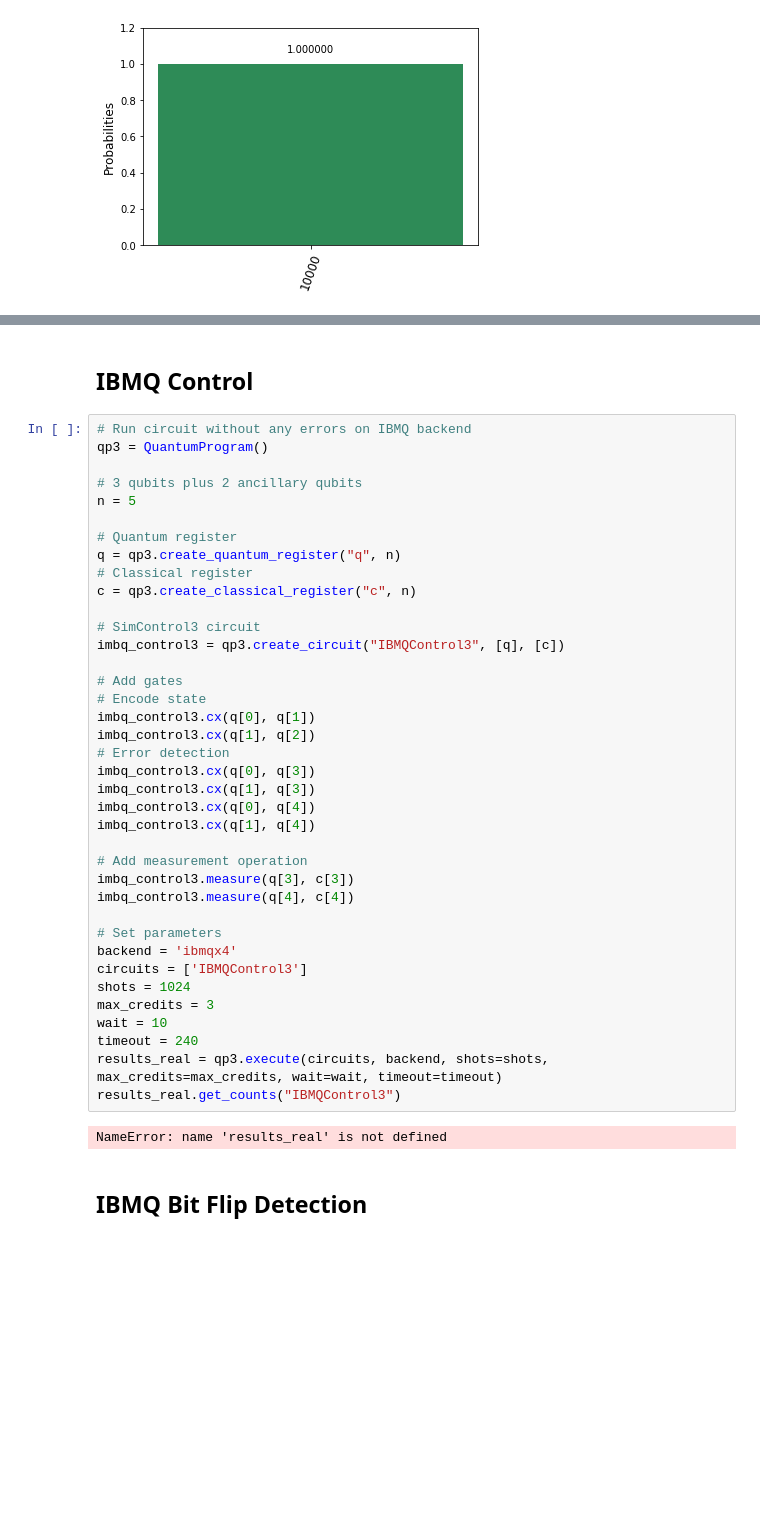
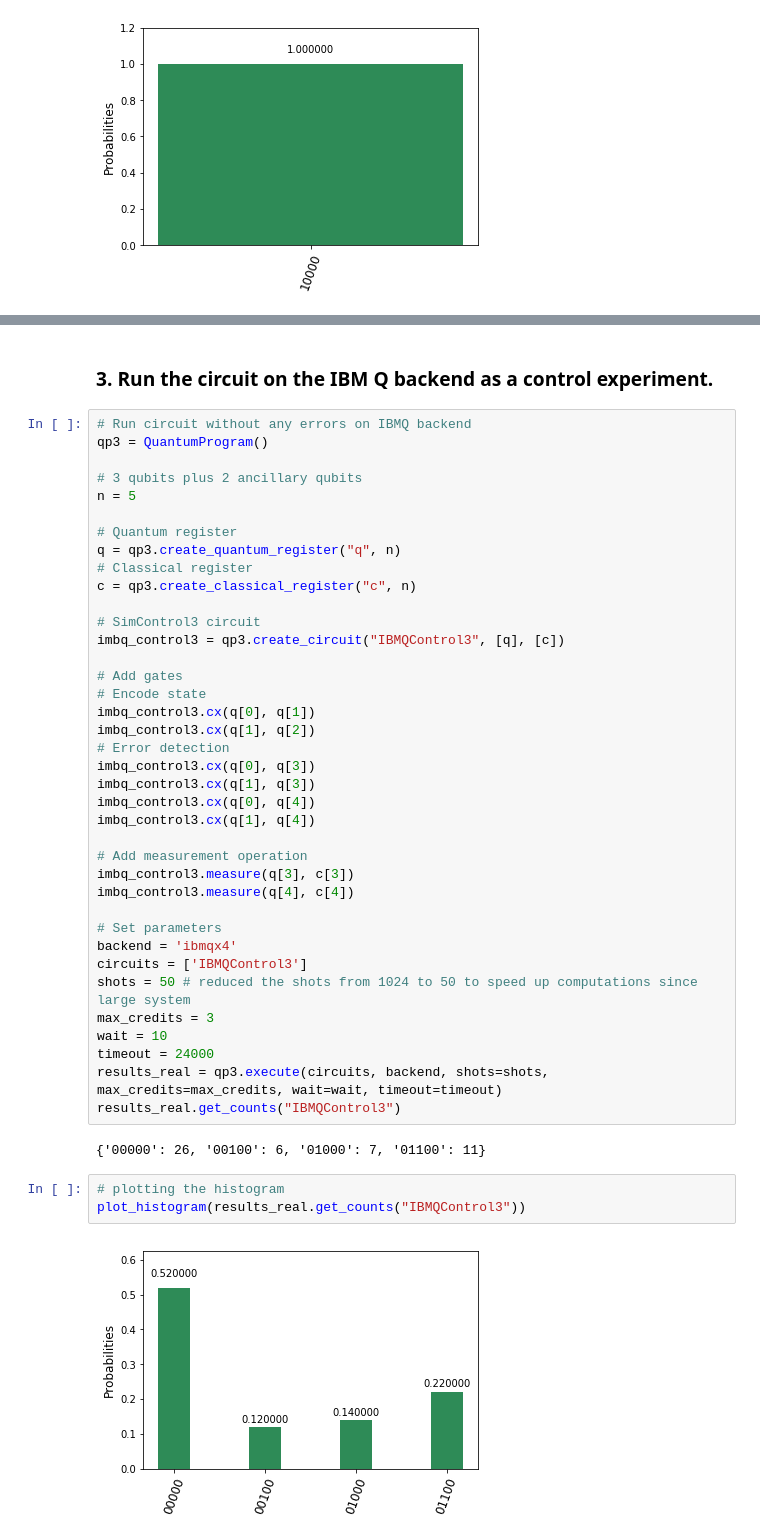
Before and after one commit to philippemnoel/QuantumErrorCorrectionProject, a Jupyter notebook: three_qubits_QEC_code.ipynb, the cells around one changed output, grey strips where cells are left out. Cells and saved outputs as stored; diff of their text form; blank space fills up the shorter version.

```diff
--- a/three_qubits_QEC_code.ipynb
+++ b/three_qubits_QEC_code.ipynb
@@ -289,5 +309,5 @@ NameError: name 'qp1' is not defined
-# %% [markdown]
-## IBMQ Control
+# %% [markdown]
+### 3. Run the circuit on the IBM Q backend as a control experiment.
 # %%
 # Run circuit without any errors on IBMQ backend
 qp3 = QuantumProgram()
@@ -320,13 +340,16 @@ imbq_control3.measure(q[4], c[4])
 # Set parameters
 backend = 'ibmqx4'
 circuits = ['IBMQControl3']
-shots = 1024
+shots = 50 # reduced the shots from 1024 to 50 to speed up computations since large system
 max_credits = 3
 wait = 10
-timeout = 240
+timeout = 24000
 results_real = qp3.execute(circuits, backend, shots=shots, max_credits=max_credits, wait=wait, timeout=timeout)
 results_real.get_counts("IBMQControl3")
 # %% [output]
-NameError: name 'results_real' is not defined
+{'00000': 26, '00100': 6, '01000': 7, '01100': 11}
-# %% [markdown]
-## IBMQ Bit Flip Detection
+# %%
+# plotting the histogram
+plot_histogram(results_real.get_counts("IBMQControl3"))
+# %% [output]
+[figure, added]
```
Also changed, not shown: parts of 22 cells of this notebook.
